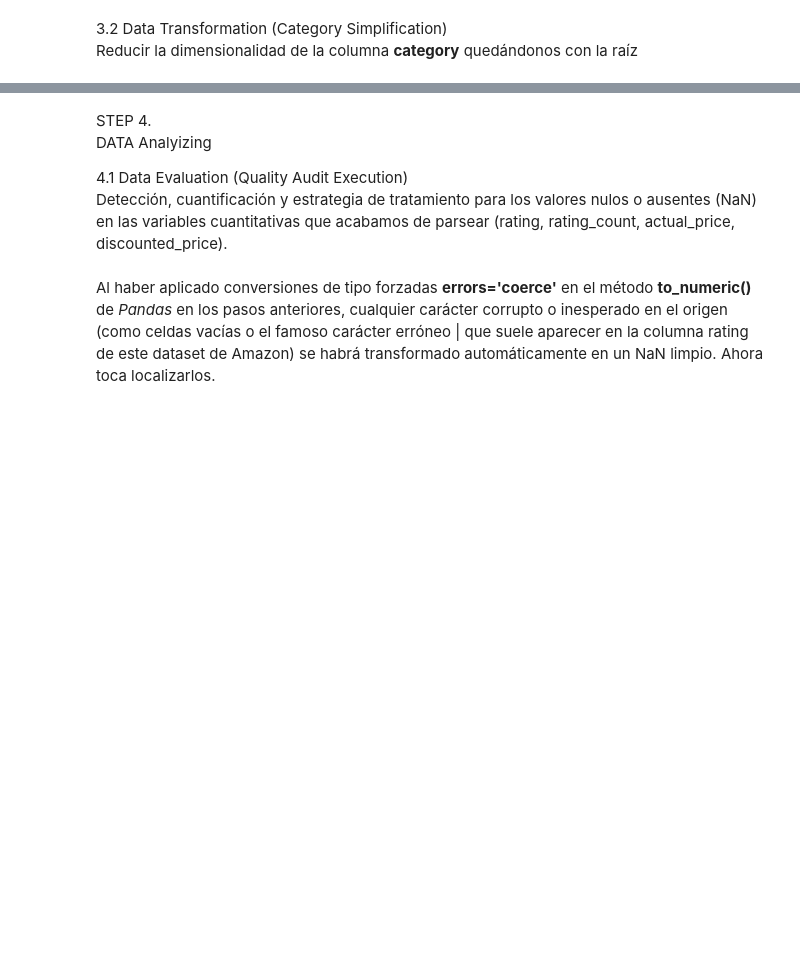
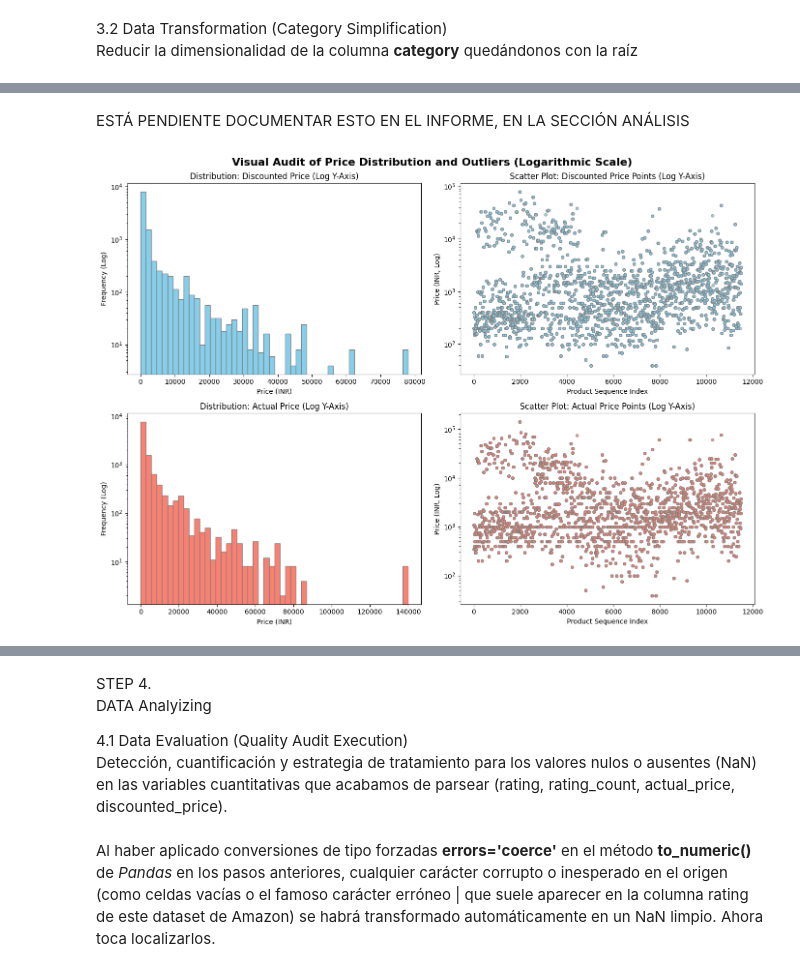
Before and after one commit to dcueli-com/applied_bigdata, a Jupyter notebook: src/activities/lesson_05/notebooks/ra5-kdd-amazon-sales.ipynb, the cells around one changed output, grey strips where cells are left out. Cells and saved outputs as stored; diff of their text form; code cells hidden in the pictures; blank space fills up the shorter version.

```diff
--- a/src/activities/lesson_05/notebooks/ra5-kdd-amazon-sales.ipynb
+++ b/src/activities/lesson_05/notebooks/ra5-kdd-amazon-sales.ipynb
@@ -478,0 +453,67 @@ Con esto generas la columna main_category. Ahora sí que sí, cuando entremos en
+# %% [markdown]
+ESTÁ PENDIENTE DOCUMENTAR ESTO EN EL INFORME, EN LA SECCIÓN ANÁLISIS
+# %%
+# ============================================================================================================
+# DataFrame PlotPriceDistribution
+# ------------------------------------------------------------------------------------------------------------
+# Genera gráficos de distribución e histogramas emparejados para evaluar outliers.
+# pDfIn DataFrame Dataset actual con los precios limpios.
+# ------------------------------------------------------------------------------------------------------------
+def PlotPriceDistribution(pDfIn):
+  initTime = time.time()
+
+  # 1.
+  # Configuración del lienzo con subgráficos independientes
+  fig, axes = plt.subplots(2, 2, figsize=(14, 10))
+  fig.suptitle('Visual Audit of Price Distribution and Outliers (Logarithmic Scale)', fontsize=16, fontweight='bold')
+
+  # Se eliminan nulos únicamente para el correcto renderizado de las gráficas
+  dfClean = pDfIn[['discounted_price', 'actual_price']].dropna()
+
+  # Histograma para el precio con descuento (Escala logarítmica en el eje Y)
+  axes[0, 0].hist(dfClean['discounted_price'], bins=50, color='skyblue', edgecolor='grey')
+  axes[0, 0].set_yscale('log')
+  axes[0, 0].set_title('Distribution: Discounted Price (Log Y-Axis)')
+  axes[0, 0].set_xlabel('Price (INR)')
+  axes[0, 0].set_ylabel('Frequency (Log)')
+
+  # Gráfico de dispersión para el precio con descuento (Escala logarítmica en el eje Y)
+  axes[0, 1].scatter(range(len(dfClean)), dfClean['discounted_price'], color='skyblue', edgecolor='grey', alpha=0.5, s=15)
+  axes[0, 1].set_yscale('log')
+  axes[0, 1].set_title('Scatter Plot: Discounted Price Points (Log Y-Axis)')
+  axes[0, 1].set_xlabel('Product Sequence Index')
+  axes[0, 1].set_ylabel('Price (INR, Log)')
+
+  # Histograma para el precio original (Escala logarítmica en el eje Y)
+  axes[1, 0].hist(dfClean['actual_price'], bins=50, color='salmon', edgecolor='grey')
+  axes[1, 0].set_title('Distribution: Actual Price (Log Y-Axis)')
+  axes[1, 0].set_yscale('log')
+  axes[1, 0].set_xlabel('Price (INR)')
+  axes[1, 0].set_ylabel('Frequency (Log)')
+
+  # Gráfico de dispersión para el precio original (Escala logarítmica en el eje Y)
+  axes[1, 1].scatter(range(len(dfClean)), dfClean['actual_price'], color='salmon', edgecolor='grey', alpha=0.5, s=15)
+  axes[1, 1].set_yscale('log')
+  axes[1, 1].set_title('Scatter Plot: Actual Price Points (Log Y-Axis)')
+  axes[1, 1].set_xlabel('Product Sequence Index')
+  axes[1, 1].set_ylabel('Price (INR, Log)')
+
+  plt.tight_layout()
+  plt.show()
+
+  # 2.
+  # VISUALIZACIÓN Y COMPROBACIÓN EN CONSOLA CON DOS DECIMALES
+  LBr()
+  Ket()
+  Bra(pTitle='Statistical Summary for Price Outliers Check')
+  with pd.option_context('display.float_format', '{:.2f}'.format):
+    print(dfClean.describe())
+  LBr()
+  Bra(pTitle='Total execution time (Plot Rendering)')
+  print(f"{time.time() - initTime:.4f} seconds")
+  Ket()
+  LBr()
+
+PlotPriceDistribution(dfEnd)
+# %% [output]
+[figure, added]
```
Also changed, not shown: parts of 25 cells of this notebook, 2 other files.
